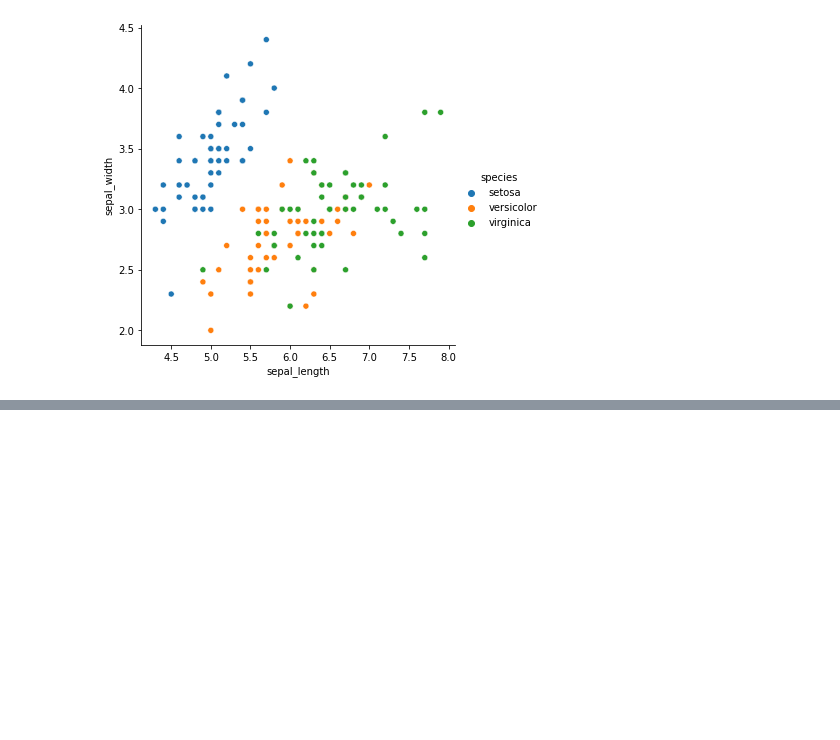
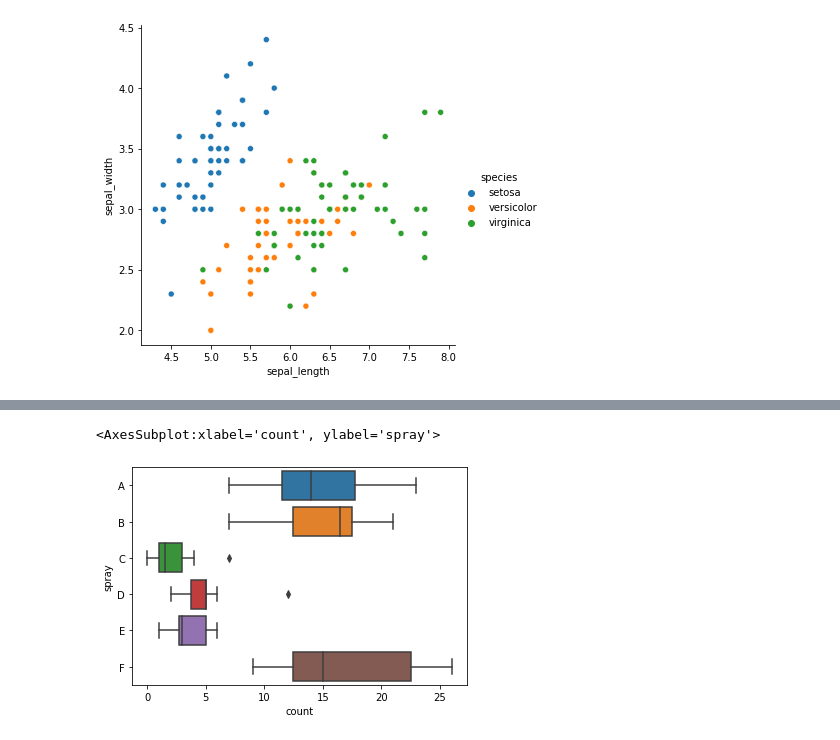
Before and after one commit to SLawsonWoods/numpy-pandas-visualization-exercises, a Jupyter notebook: seaborn_exercises.ipynb, the cells around one changed output, grey strips where cells are left out. Cells and saved outputs as stored; diff of their text form; code cells hidden in the pictures; blank space fills up the shorter version.

```diff
--- a/seaborn_exercises.ipynb
+++ b/seaborn_exercises.ipynb
@@ -50,0 +83,9 @@ sns.relplot(x='sepal_length', y ='sepal_width', hue='species', data=iris)
+# %%
+## 2. Load the InsectSprays dataset and read it's documentation. Create a boxplot that shows the effectiveness of
+## the different insect sprays.
+#what does regplot do?
+#Load the InsectSprays dataset and read it's documentation.
+# Create a boxplot that shows the effectiveness of the different insect sprays.
+insect_sprays = data("InsectSprays")
+insect_sprays.head()
+# create a boxplot
@@ -50,0 +99,5 @@ sns.relplot(x='sepal_length', y ='sepal_width', hue='species', data=iris)
+# %%
+sns.boxplot( data= insect_sprays,x='count', y='spray')
+# %% [output]
+<AxesSubplot:xlabel='count', ylabel='spray'>
+[figure, added]
```
Also changed, not shown: parts of 9 cells of this notebook.
